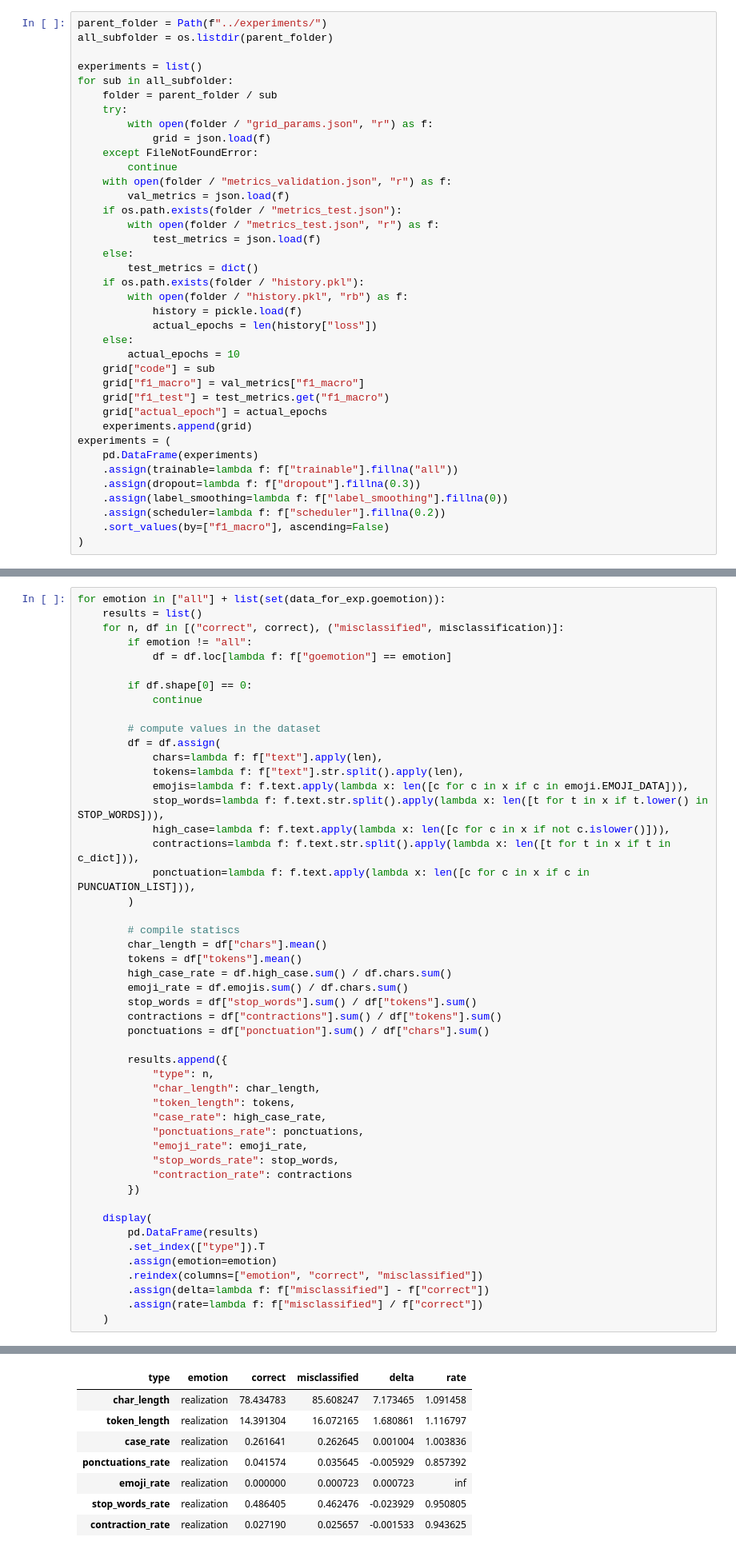
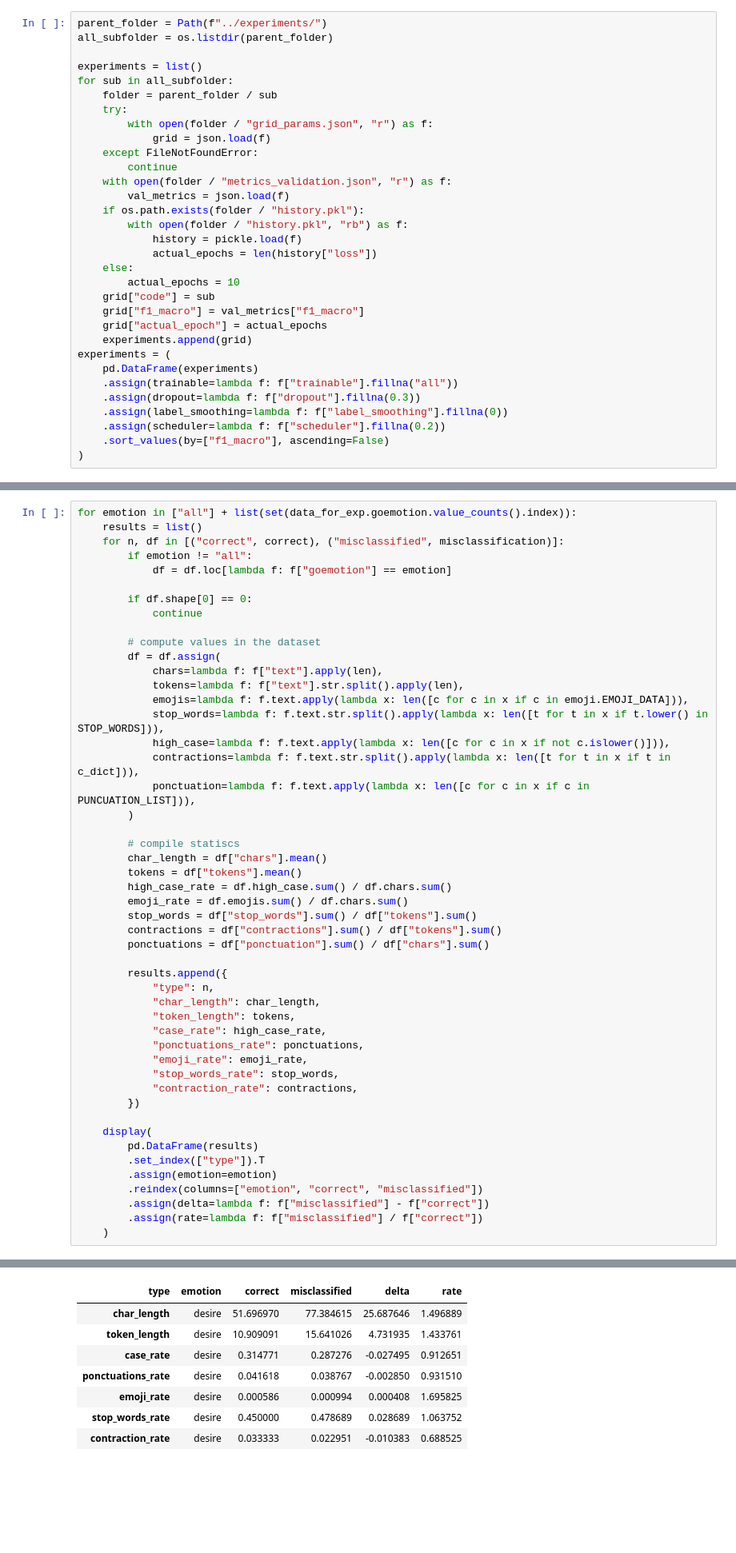
Before and after one commit to pedroforliberkeley/w266-project, a Jupyter notebook: notebooks/7.evaluate-experiments.ipynb, the cells around one changed output, grey strips where cells are left out. Shown at 80% size. Drawn from its saved outputs; the diff is of its cells as text; blank space fills up the shorter version.

```diff
--- a/notebooks/7.evaluate-experiments.ipynb
+++ b/notebooks/7.evaluate-experiments.ipynb
@@ -44,11 +44,6 @@ for sub in all_subfolder:
         continue
     with open(folder / "metrics_validation.json", "r") as f:
         val_metrics = json.load(f)
-    if os.path.exists(folder / "metrics_test.json"):
-        with open(folder / "metrics_test.json", "r") as f:
-            test_metrics = json.load(f)
-    else:
-        test_metrics = dict()
     if os.path.exists(folder / "history.pkl"):
         with open(folder / "history.pkl", "rb") as f:
             history = pickle.load(f)
@@ -57,7 +52,6 @@ for sub in all_subfolder:
         actual_epochs = 10
     grid["code"] = sub
     grid["f1_macro"] = val_metrics["f1_macro"]
-    grid["f1_test"] = test_metrics.get("f1_macro")
     grid["actual_epoch"] = actual_epochs
     experiments.append(grid)
 experiments = (
@@ -250,7 +216,7 @@ PUNCUATION_LIST = list(string.punctuation)
 # %%
 c_dict = list(contractions.slang_dict) + list(contractions.contractions_dict)
 # %%
-for emotion in ["all"] + list(set(data_for_exp.goemotion)):
+for emotion in ["all"] + list(set(data_for_exp.goemotion.value_counts().index)):
     results = list()
     for n, df in [("correct", correct), ("misclassified", misclassification)]:
         if emotion != "all":
@@ -287,7 +253,7 @@ for emotion in ["all"] + list(set(data_for_exp.goemotion)):
             "ponctuations_rate": ponctuations,
             "emoji_rate": emoji_rate,
             "stop_words_rate": stop_words,
-            "contraction_rate": contractions
+            "contraction_rate": contractions,
         })
 
     display(
@@ -310,9 +276,9 @@ for emotion in ["all"] + list(set(data_for_exp.goemotion)):
 | type | emotion | correct | misclassified | delta | rate |
-| char_length | realization | 78.434783 | 85.608247 | 7.173465 | 1.091458 |
-| token_length | realization | 14.391304 | 16.072165 | 1.680861 | 1.116797 |
-| case_rate | realization | 0.261641 | 0.262645 | 0.001004 | 1.003836 |
-| ponctuations_rate | realization | 0.041574 | 0.035645 | -0.005929 | 0.857392 |
-| emoji_rate | realization | 0.000000 | 0.000723 | 0.000723 | inf |
-| stop_words_rate | realization | 0.486405 | 0.462476 | -0.023929 | 0.950805 |
-| contraction_rate | realization | 0.027190 | 0.025657 | -0.001533 | 0.943625 |
+| char_length | desire | 51.696970 | 77.384615 | 25.687646 | 1.496889 |
+| token_length | desire | 10.909091 | 15.641026 | 4.731935 | 1.433761 |
+| case_rate | desire | 0.314771 | 0.287276 | -0.027495 | 0.912651 |
+| ponctuations_rate | desire | 0.041618 | 0.038767 | -0.002850 | 0.931510 |
+| emoji_rate | desire | 0.000586 | 0.000994 | 0.000408 | 1.695825 |
+| stop_words_rate | desire | 0.450000 | 0.478689 | 0.028689 | 1.063752 |
+| contraction_rate | desire | 0.033333 | 0.022951 | -0.010383 | 0.688525 |
 | type | emotion | correct | misclassified | delta | rate |
```
Also changed, not shown: parts of 11 cells of this notebook, 1 other file.
